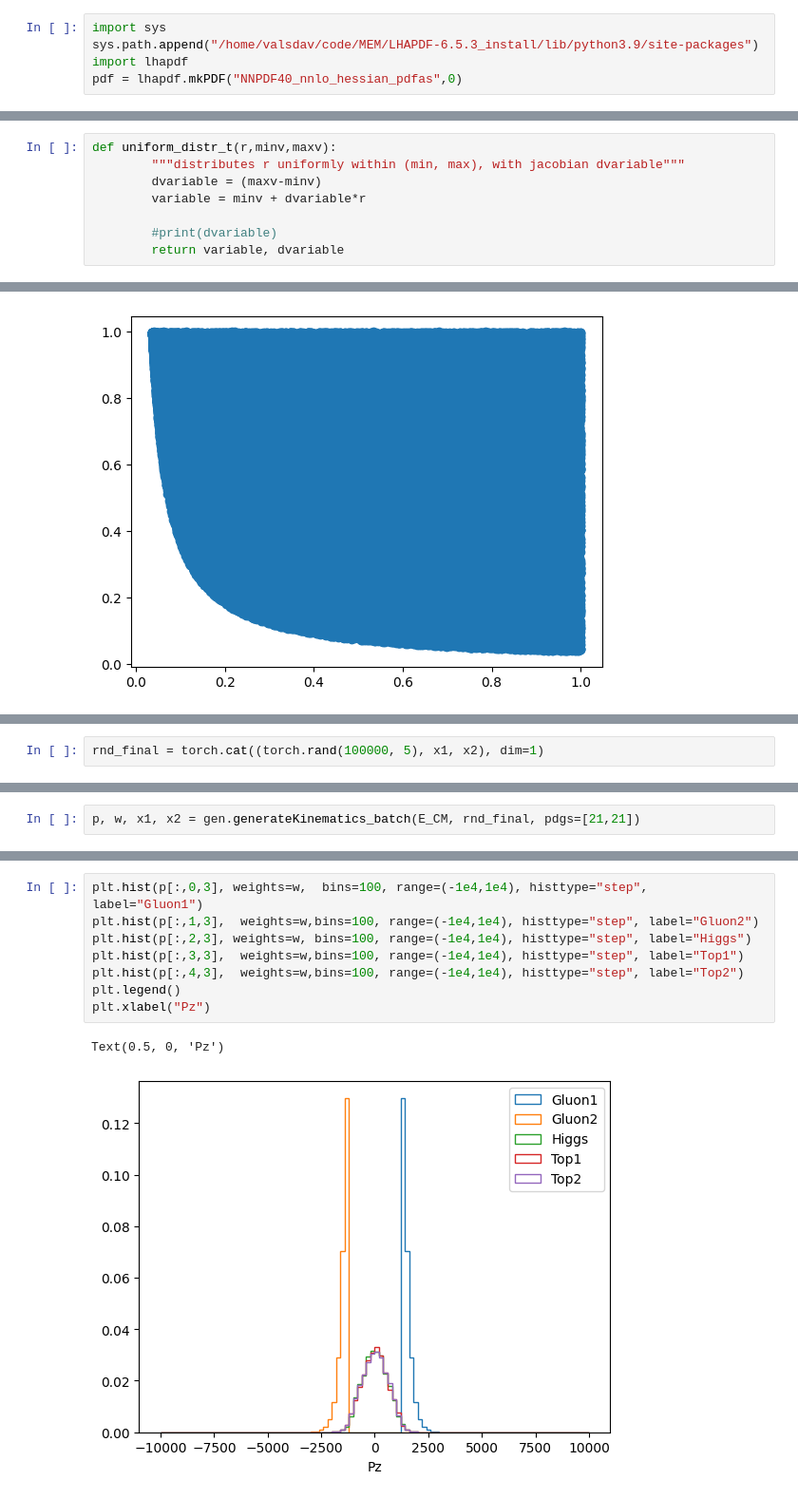
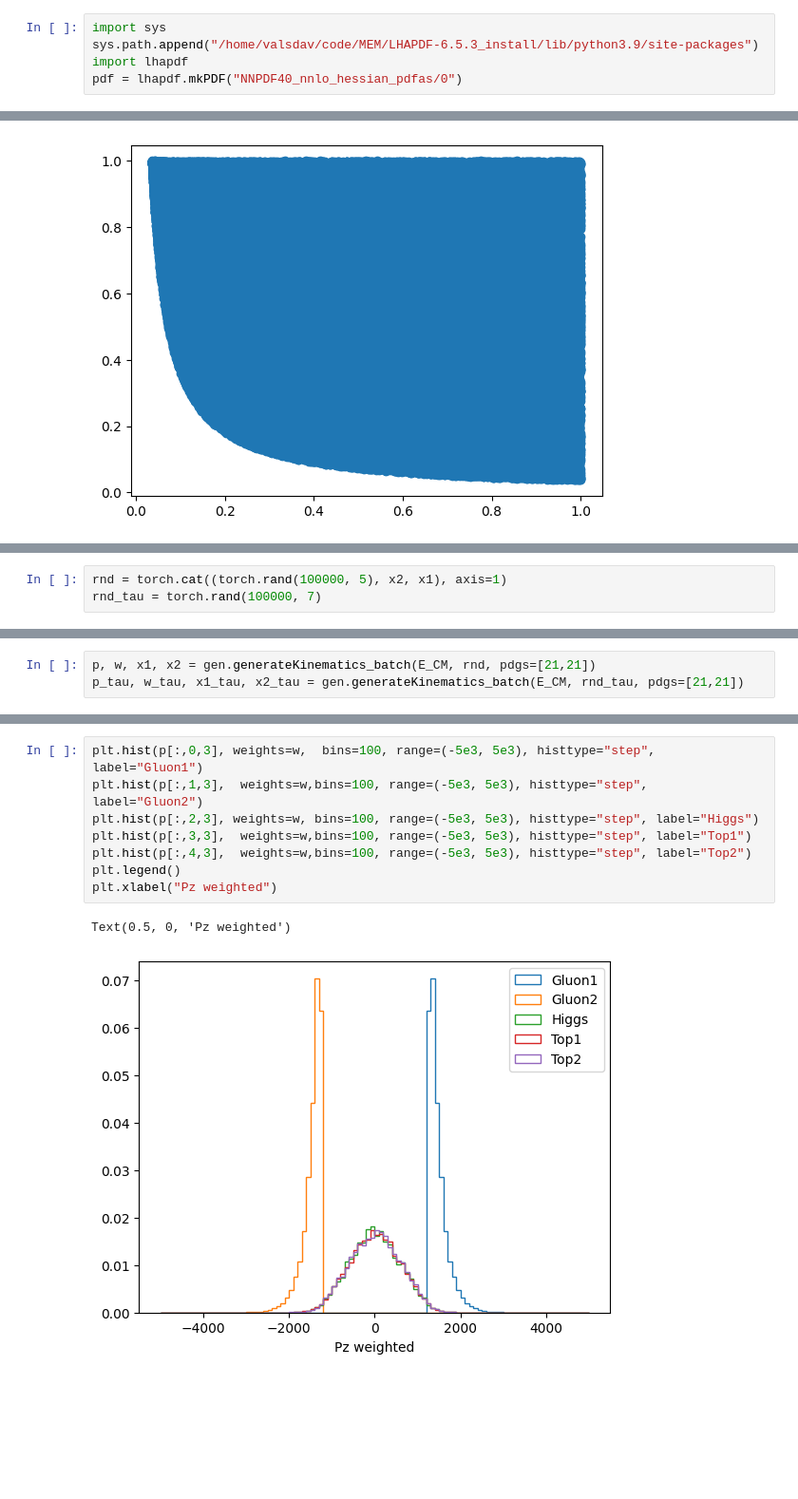
Before and after one commit to valsdav/MEMFlow, a Jupyter notebook: src/memflow/phasespace/RamboTest.ipynb, the cells around one changed output, grey strips where cells are left out. Shown: that part at 95% size. Drawn from its saved outputs; the diff is of its cells as text; blank space fills up the shorter version.

```diff
--- a/src/memflow/phasespace/RamboTest.ipynb
+++ b/src/memflow/phasespace/RamboTest.ipynb
@@ -13,7 +22,7 @@ torch.set_default_dtype(torch.double)
 import sys
 sys.path.append("/home/valsdav/code/MEM/LHAPDF-6.5.3_install/lib/python3.9/site-packages")
 import lhapdf
-pdf = lhapdf.mkPDF("NNPDF40_nnlo_hessian_pdfas",0)
+pdf = lhapdf.mkPDF("NNPDF40_nnlo_hessian_pdfas/0")
 # %% [output]
 LHAPDF 6.5.3 loading /opt/LHAPDF/share/LHAPDF/NNPDF40_nnlo_hessian_pdfas/NNPDF40_nnlo_hessian_pdfas_0000.dat
 NNPDF40_nnlo_hessian_pdfas PDF set, member #0, version 1; LHAPDF ID = 331600
@@ -549,11 +61,3 @@ tensor([[0.9601],
-# %%
-def uniform_distr_t(r,minv,maxv):
-        """distributes r uniformly within (min, max), with jacobian dvariable"""
-        dvariable = (maxv-minv)
-        variable = minv + dvariable*r
-
-        #print(dvariable)
-        return variable, dvariable
 # %%
 x2, w = uniform_distr_t(rnd2, min_fract/x1, torch.ones_like(rnd2))
 # %%
@@ -609,2 +111,3 @@ plt.hist2d(x1.flatten().numpy(), x2.flatten().numpy(),
 # %%
-rnd_final = torch.cat((torch.rand(100000, 5), x1, x2), dim=1)
+rnd = torch.cat((torch.rand(100000, 5), x2, x1), axis=1)
+rnd_tau = torch.rand(100000, 7)
@@ -615,2 +114,3 @@ torch.Size([100000, 7])
 # %%
-p, w, x1, x2 = gen.generateKinematics_batch(E_CM, rnd_final, pdgs=[21,21])
+p, w, x1, x2 = gen.generateKinematics_batch(E_CM, rnd, pdgs=[21,21])
+p_tau, w_tau, x1_tau, x2_tau = gen.generateKinematics_batch(E_CM, rnd_tau, pdgs=[21,21])
@@ -653,11 +134,11 @@ Text(0.5, 0, 'Pz')
 # %%
-plt.hist(p[:,0,3], weights=w,  bins=100, range=(-1e4,1e4), histtype="step", label="Gluon1")
-plt.hist(p[:,1,3],  weights=w,bins=100, range=(-1e4,1e4), histtype="step", label="Gluon2")
-plt.hist(p[:,2,3], weights=w, bins=100, range=(-1e4,1e4), histtype="step", label="Higgs")
-plt.hist(p[:,3,3],  weights=w,bins=100, range=(-1e4,1e4), histtype="step", label="Top1")
-plt.hist(p[:,4,3],  weights=w,bins=100, range=(-1e4,1e4), histtype="step", label="Top2")
+plt.hist(p[:,0,3], weights=w,  bins=100, range=(-5e3, 5e3), histtype="step", label="Gluon1")
+plt.hist(p[:,1,3],  weights=w,bins=100, range=(-5e3, 5e3), histtype="step", label="Gluon2")
+plt.hist(p[:,2,3], weights=w, bins=100, range=(-5e3, 5e3), histtype="step", label="Higgs")
+plt.hist(p[:,3,3],  weights=w,bins=100, range=(-5e3, 5e3), histtype="step", label="Top1")
+plt.hist(p[:,4,3],  weights=w,bins=100, range=(-5e3, 5e3), histtype="step", label="Top2")
 plt.legend()
-plt.xlabel("Pz")
+plt.xlabel("Pz weighted")
 # %% [output]
-Text(0.5, 0, 'Pz')
+Text(0.5, 0, 'Pz weighted')
-[figure, old version]
+[figure, new version]
```
Also changed, not shown: parts of 101 cells of this notebook, 3 other files.
